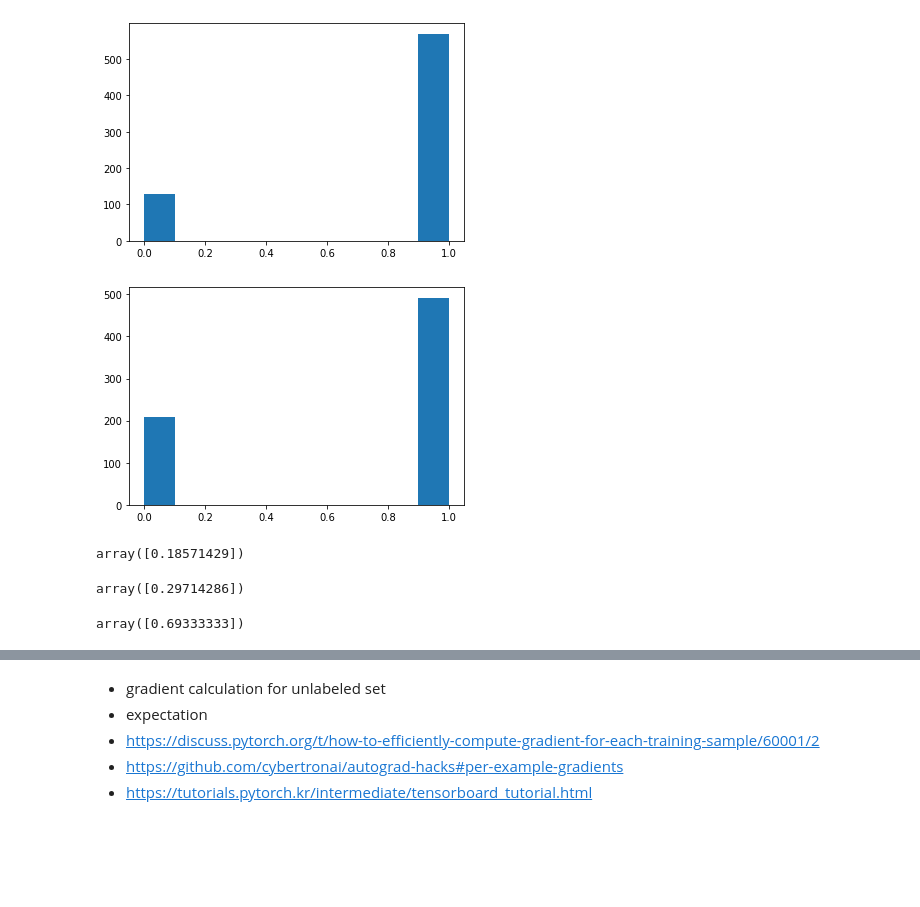
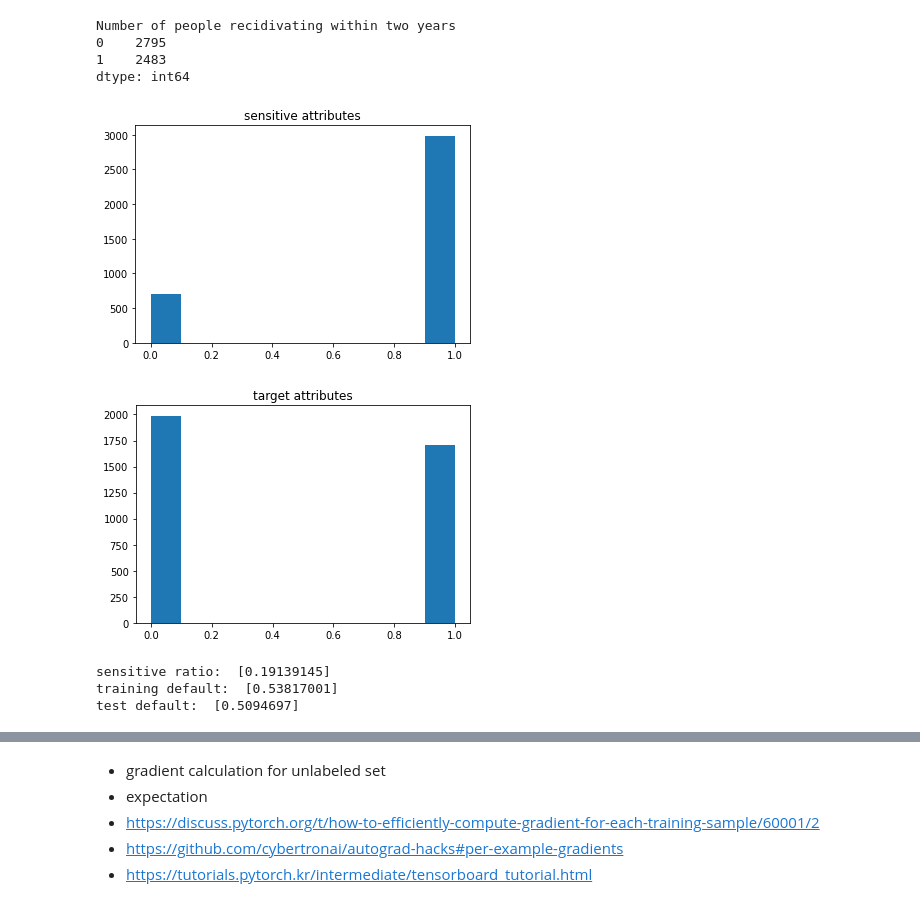
Before and after one commit to psr6275/fairness_AL, a Jupyter notebook: codes/210920_fairAL-Final.ipynb, the cells around one changed output, grey strips where cells are left out. Cells and saved outputs as stored; diff of their text form; code cells hidden in the pictures; blank space fills up the shorter version.

```diff
--- a/codes/210920_fairAL-Final.ipynb
+++ b/codes/210920_fairAL-Final.ipynb
@@ -7,30 +13,31 @@ device = torch.device('cuda')
 # %%
-Xtr, Xte, ytr, yte, Ztr, Zte = load_german_data()
+Xtr, Xte, ytr, yte, Ztr, Zte = load_compas_data()
 ytr = ytr.astype('float32').reshape((-1,1))
 yte = yte.astype('float32').reshape((-1,1))
+# %% [output]
+Number of people recidivating within two years
+0    2795
+1    2483
+dtype: int64
 # %%
 import matplotlib.pyplot as plt
 plt.hist(Ztr[:,0])
+plt.title("sensitive attributes")
 plt.show()
+plt.hist(ytr)
+plt.title("target attributes")
+plt.show()
 # %% [output]
-[figure, old version]
+[figure, new version]
+[figure, added]
-# %%
-plt.hist(ytr)
-plt.show()
-# %% [output]
-[figure, removed]
-# %%
-sum(Ztr==0)/len(Ztr)
-# %% [output]
-array([0.18571429])
-# %%
-sum(ytr==0)/len(ytr)
-# %% [output]
-array([0.29714286])
-# %%
-sum(yte==1)/len(yte)
-# %% [output]
-array([0.69333333])
+# %%
+print("sensitive ratio: ",sum(Ztr==0)/len(Ztr))
+print("training default: ", sum(ytr==0)/len(ytr))
+print("test default: ", sum(yte==0)/len(yte))
+# %% [output]
+sensitive ratio:  [0.19139145]
+training default:  [0.53817001]
+test default:  [0.5094697]
 # %%
 print('# training samples:', Xtr.shape)
 print('# test samples:', Xte.shape)
```
Also changed, not shown: parts of 19 cells of this notebook, 2 other files.
